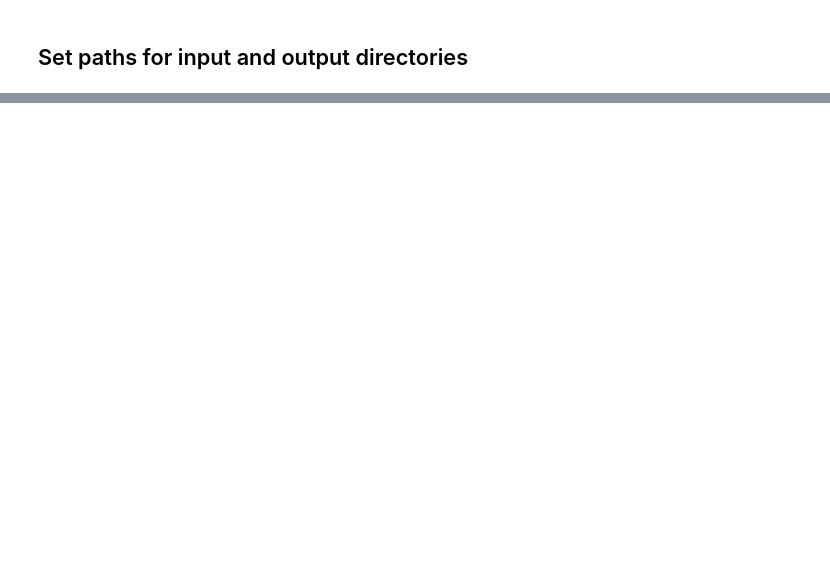
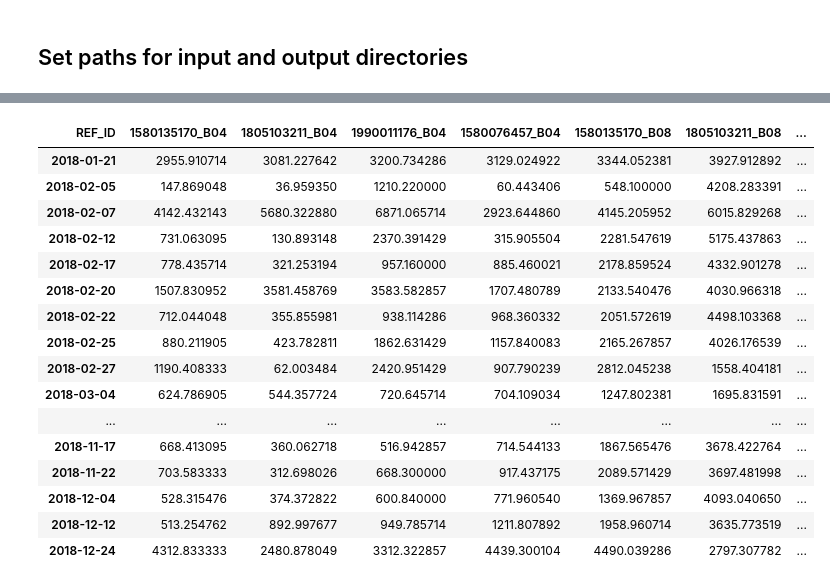
Before and after one commit to nicolasdeffense/eo-toolbox, a Jupyter notebook: notebooks/graphics.ipynb, the cells around one changed output, grey strips where cells are left out. Drawn from its saved outputs; the diff is of its cells as text; code cells hidden in the pictures; blank space fills up the shorter version.

```diff
--- a/notebooks/graphics.ipynb
+++ b/notebooks/graphics.ipynb
@@ -46,0 +47,65 @@ print(f'Gaphs directory is set to : {graph_path}')
+# %%
+
+band_list = [4,8]
+
+ref_id_list = [1580076457,
+               1580135170,
+               1990011176,
+               1805103211]
+
+df_list = []
+
+for band in band_list:
+
+    parcels_shp = f'{vector_path}Parcels_Extract_S2/S2_2018_B{band}.shp'
+
+    gdf = gpd.read_file(parcels_shp)
+
+    df = gdf.drop(columns='geometry')
+
+    df = df.loc[df['REF_ID'].isin(ref_id_list)]
+
+    df = df.transpose()
+
+    # Rename columns
+
+    new_header = df.iloc[0].astype(int).astype(str)
+
+    new_header += f'_B0{band}'
+
+    df = df[1:]
+
+    df.columns = new_header
+
+    # Convert date from string (eg : 180801) to datetime object (eg : 2018-08-01)
+
+    df.index = pd.to_datetime(df.index, format='%y%m%d')
+
+    # Sort DataFrame by date
+
+    df = df.sort_index()
+
+    df_list.append(df)
+
+
+all_band_df = pd.concat(df_list, axis=1)
+
+display(all_band_df)
+# %% [output]
+| REF_ID | 1580135170_B04 | 1805103211_B04 | 1990011176_B04 | 1580076457_B04 | 1580135170_B08 | 1805103211_B08 | ... |
+| 2018-01-21 | 2955.910714 | 3081.227642 | 3200.734286 | 3129.024922 | 3344.052381 | 3927.912892 | ... |
+| 2018-02-05 | 147.869048 | 36.959350 | 1210.220000 | 60.443406 | 548.100000 | 4208.283391 | ... |
+| 2018-02-07 | 4142.432143 | 5680.322880 | 6871.065714 | 2923.644860 | 4145.205952 | 6015.829268 | ... |
+| 2018-02-12 | 731.063095 | 130.893148 | 2370.391429 | 315.905504 | 2281.547619 | 5175.437863 | ... |
+| 2018-02-17 | 778.435714 | 321.253194 | 957.160000 | 885.460021 | 2178.859524 | 4332.901278 | ... |
+| 2018-02-20 | 1507.830952 | 3581.458769 | 3583.582857 | 1707.480789 | 2133.540476 | 4030.966318 | ... |
+| 2018-02-22 | 712.044048 | 355.855981 | 938.114286 | 968.360332 | 2051.572619 | 4498.103368 | ... |
+| 2018-02-25 | 880.211905 | 423.782811 | 1862.631429 | 1157.840083 | 2165.267857 | 4026.176539 | ... |
+| 2018-02-27 | 1190.408333 | 62.003484 | 2420.951429 | 907.790239 | 2812.045238 | 1558.404181 | ... |
+| 2018-03-04 | 624.786905 | 544.357724 | 720.645714 | 704.109034 | 1247.802381 | 1695.831591 | ... |
+| ... | ... | ... | ... | ... | ... | ... | ... |
+| 2018-11-17 | 668.413095 | 360.062718 | 516.942857 | 714.544133 | 1867.565476 | 3678.422764 | ... |
+| 2018-11-22 | 703.583333 | 312.698026 | 668.300000 | 917.437175 | 2089.571429 | 3697.481998 | ... |
+| 2018-12-04 | 528.315476 | 374.372822 | 600.840000 | 771.960540 | 1369.967857 | 4093.040650 | ... |
+| 2018-12-12 | 513.254762 | 892.997677 | 949.785714 | 1211.807892 | 1958.960714 | 3635.773519 | ... |
+| 2018-12-24 | 4312.833333 | 2480.878049 | 3312.322857 | 4439.300104 | 4490.039286 | 2797.307782 | ... |
```
Also changed, not shown: parts of 9 cells of this notebook, 7 other files.
